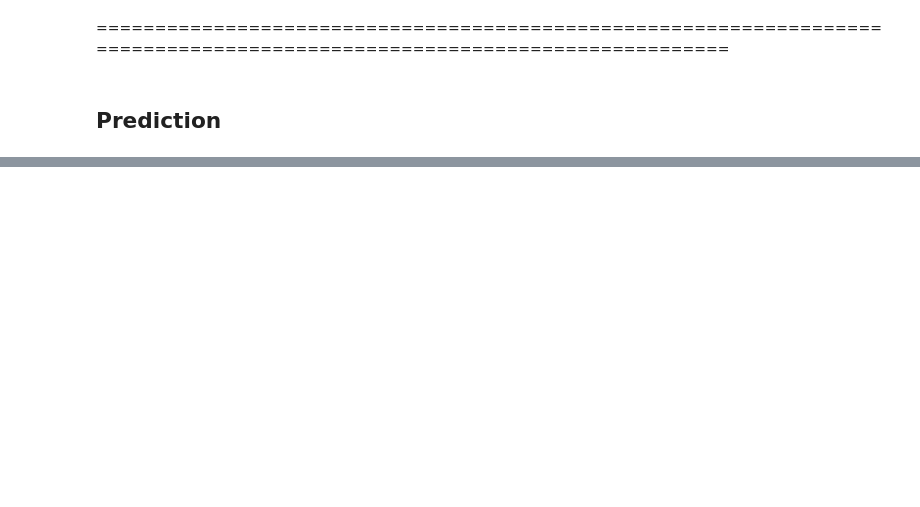
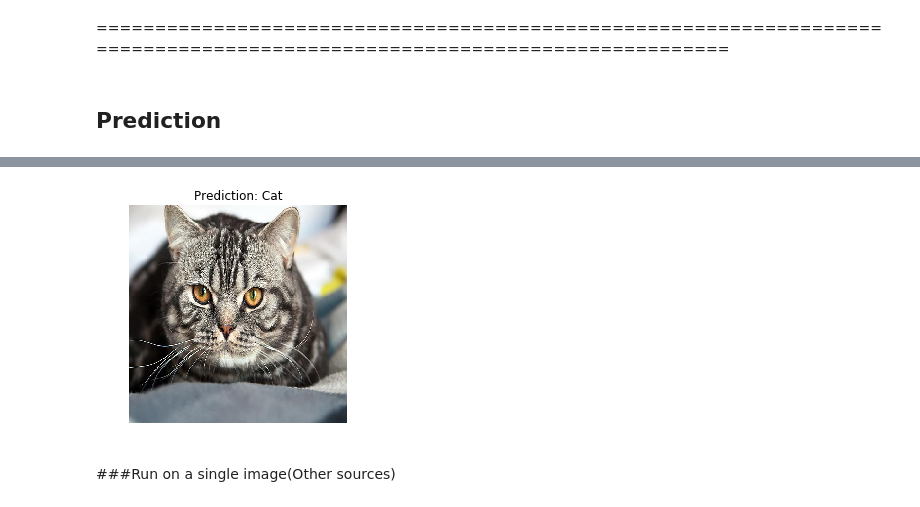
Before and after one commit to tsangwai2009/deep_learning, a Jupyter notebook: (test)Transfer_Learning_with_Image_Argument.ipynb, the cells around one changed output, grey strips where cells are left out. Drawn from its saved outputs; the diff is of its cells as text; code cells hidden in the pictures; blank space fills up the shorter version.

```diff
--- a/(test)Transfer_Learning_with_Image_Argument.ipynb
+++ b/(test)Transfer_Learning_with_Image_Argument.ipynb
@@ -425,0 +429,19 @@ print(predicted_class_names)
+# %%
+test = tf.keras.utils.get_file('152964589-welcome-home-new-cat-632x475.jpg','https://d17fnq9dkz9hgj.cloudfront.net/uploads/2012/11/152964589-welcome-home-new-cat-632x475.jpg')
+test = Image.open(test).resize((IMG_SHAPE, IMG_SHAPE))
+test
+test = np.array(test)/255.0
+test.shape
+result = model.predict(test[np.newaxis, ...])
+
+print('{}%'.format(round(np.max(result)*100,2)))
+
+result.shape
+predicted_class = np.argmax(result[0], axis=-1)
+predicted_class
+
+plt.imshow(test)
+plt.axis('off')
+predicted_class_names = np.array(class_names)[predicted_class]
+_ = plt.title("Prediction: " + predicted_class_names.title())
+# %% [output]
@@ -426,3 +451,6 @@ print(predicted_class_names)
+[figure, added]
+# %% [markdown]
+###Run on a single image(Other sources)
 # %%
 test = tf.keras.utils.get_file('longfield.gardens.Sept_-300x250.jpg','https://ngb.org/wp-content/uploads/2018/09/longfield.gardens.Sept_-300x250.jpg')
 test = Image.open(test).resize((IMG_SHAPE, IMG_SHAPE))
```
Also changed, not shown: parts of 20 cells of this notebook.
